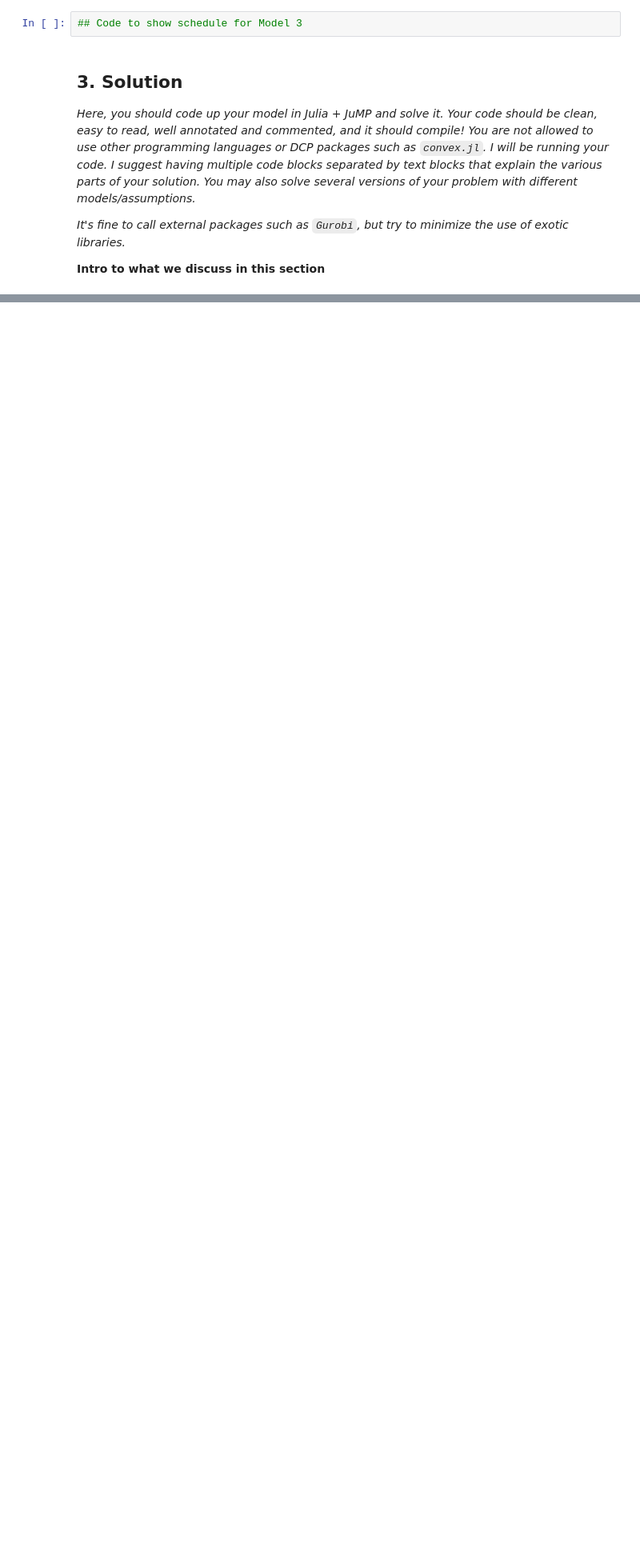
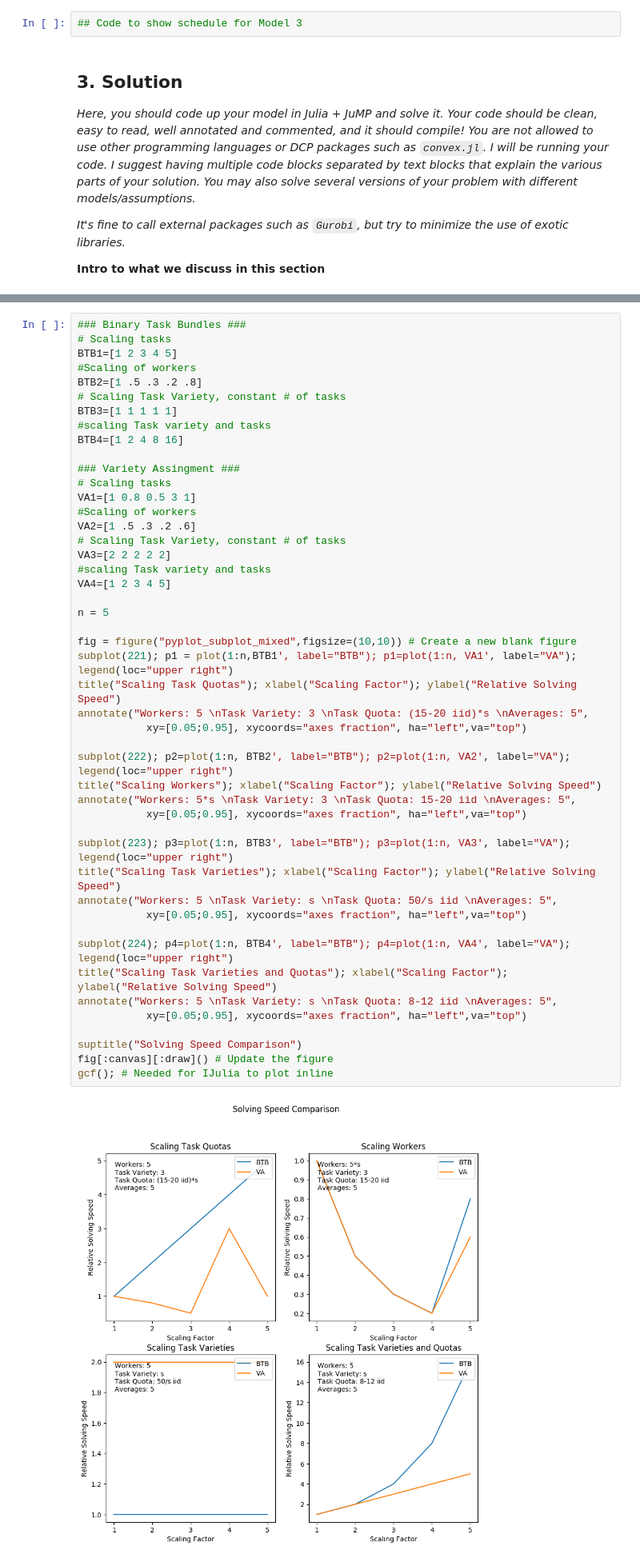
Before and after one commit to erinzm/ece524project, a Jupyter notebook: project.ipynb, the cells around one changed output, grey strips where cells are left out. Shown at 80% size. Drawn from its saved outputs; the diff is of its cells as text; blank space fills up the shorter version.

```diff
--- a/project.ipynb
+++ b/project.ipynb
@@ -397,0 +519,49 @@ Once we know the optimal division of labor between workers, we can construct a s
+# %%
+### Binary Task Bundles ###
+# Scaling tasks
+BTB1=[1 2 3 4 5]
+#Scaling of workers
+BTB2=[1 .5 .3 .2 .8]
+# Scaling Task Variety, constant # of tasks
+BTB3=[1 1 1 1 1]
+#scaling Task variety and tasks
+BTB4=[1 2 4 8 16]
+
+### Variety Assingment ###
+# Scaling tasks
+VA1=[1 0.8 0.5 3 1]
+#Scaling of workers
+VA2=[1 .5 .3 .2 .6]
+# Scaling Task Variety, constant # of tasks
+VA3=[2 2 2 2 2]
+#scaling Task variety and tasks
+VA4=[1 2 3 4 5]
+
+n = 5
+
+fig = figure("pyplot_subplot_mixed",figsize=(10,10)) # Create a new blank figure
+subplot(221); p1 = plot(1:n,BTB1', label="BTB"); p1=plot(1:n, VA1', label="VA"); legend(loc="upper right")
+title("Scaling Task Quotas"); xlabel("Scaling Factor"); ylabel("Relative Solving Speed")
+annotate("Workers: 5 \nTask Variety: 3 \nTask Quota: (15-20 iid)*s \nAverages: 5",
+           xy=[0.05;0.95], xycoords="axes fraction", ha="left",va="top")
+
+subplot(222); p2=plot(1:n, BTB2', label="BTB"); p2=plot(1:n, VA2', label="VA"); legend(loc="upper right")
+title("Scaling Workers"); xlabel("Scaling Factor"); ylabel("Relative Solving Speed")
+annotate("Workers: 5*s \nTask Variety: 3 \nTask Quota: 15-20 iid \nAverages: 5",
+           xy=[0.05;0.95], xycoords="axes fraction", ha="left",va="top")
+
+subplot(223); p3=plot(1:n, BTB3', label="BTB"); p3=plot(1:n, VA3', label="VA"); legend(loc="upper right")
+title("Scaling Task Varieties"); xlabel("Scaling Factor"); ylabel("Relative Solving Speed")
+annotate("Workers: 5 \nTask Variety: s \nTask Quota: 50/s iid \nAverages: 5",
+           xy=[0.05;0.95], xycoords="axes fraction", ha="left",va="top")
+
+subplot(224); p4=plot(1:n, BTB4', label="BTB"); p4=plot(1:n, VA4', label="VA"); legend(loc="upper right")
+title("Scaling Task Varieties and Quotas"); xlabel("Scaling Factor"); ylabel("Relative Solving Speed")
+annotate("Workers: 5 \nTask Variety: s \nTask Quota: 8-12 iid \nAverages: 5",
+           xy=[0.05;0.95], xycoords="axes fraction", ha="left",va="top")
+
+suptitle("Solving Speed Comparison")
+fig[:canvas][:draw]() # Update the figure
+gcf(); # Needed for IJulia to plot inline
+# %% [output]
+[figure, added]
```
Also changed, not shown: parts of 17 cells of this notebook.
